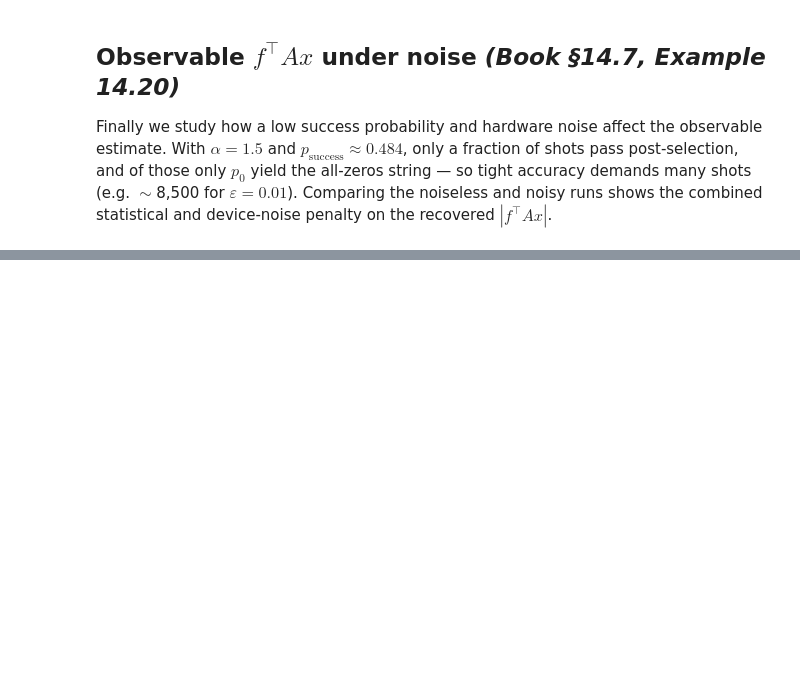
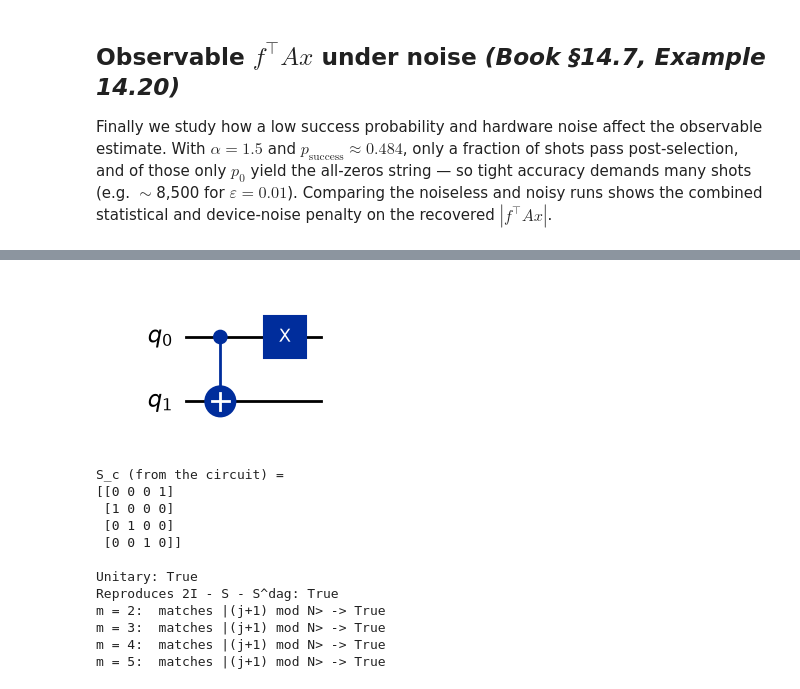
Before and after one commit to UW-ERSL/AppliedQC, a Jupyter notebook: Chapter14_MatrixEncoding_notebook.ipynb, the cells around one changed output, grey strips where cells are left out. Cells and saved outputs as stored; diff of their text form; code cells hidden in the pictures; blank space fills up the shorter version.

```diff
--- a/Chapter14_MatrixEncoding_notebook.ipynb
+++ b/Chapter14_MatrixEncoding_notebook.ipynb
@@ -803,0 +823,16 @@ Success_prob (With noise): 0.4457
+# %%
+from Chapter14_MatrixEncoding_functions import (periodic_laplacian, circulant_tridiagonal,
+                                                 cyclic_shift_circuit, Structured_LCU_Ax,
+                                                 Structured_Block_Encoding, extract_encoded_block,
+                                                 verify_block_encoding, encoding_resources,
+                                                 compare_periodic_encodings, plot_encoding_scaling)
+
+N = 4
+A_per = periodic_laplacian(N)
+print("A_per =")
+print(A_per)
+
+# Eigenvalues are known in closed form: 2 - 2 cos(2 pi k / N)
+k = np.arange(N)
+print("\nExact eigenvalues 2-2cos(2*pi*k/N):", np.round(2 - 2*np.cos(2*np.pi*k/N), 4))
+print("Spectral norm ||A_per||_2          :", np.round(np.linalg.norm(A_per, 2), 4))
@@ -803,0 +895,33 @@ Success_prob (With noise): 0.4457
+# %%
+S_qc = cyclic_shift_circuit(2, power=+1)
+display(S_qc.draw('mpl'))
+
+S_matrix = np.real_if_close(Operator(S_qc).data)
+print("S_c (from the circuit) =")
+print(S_matrix.astype(int))
+print("\nUnitary:", np.allclose(S_matrix.conj().T @ S_matrix, np.eye(4)))
+print("Reproduces 2I - S - S^dag:",
+      np.allclose(2*np.eye(4) - S_matrix - S_matrix.conj().T, A_per))
+
+# the same cascade works for any m
+for m in [2, 3, 4, 5]:
+    Nm = 2**m
+    S_exact = np.zeros((Nm, Nm))
+    for j in range(Nm):
+        S_exact[(j + 1) % Nm, j] = 1.0
+    U = Operator(cyclic_shift_circuit(m, +1)).data
+    print(f"m = {m}:  matches |(j+1) mod N> ->", np.allclose(U, S_exact, atol=1e-10))
+# %% [output]
+[figure, added]
+S_c (from the circuit) =
+[[0 0 0 1]
+ [1 0 0 0]
+ [0 1 0 0]
+ [0 0 1 0]]
+
+Unitary: True
+Reproduces 2I - S - S^dag: True
+m = 2:  matches |(j+1) mod N> -> True
+m = 3:  matches |(j+1) mod N> -> True
+m = 4:  matches |(j+1) mod N> -> True
+m = 5:  matches |(j+1) mod N> -> True
```
Also changed, not shown: parts of 26 cells of this notebook, 3 other files.
